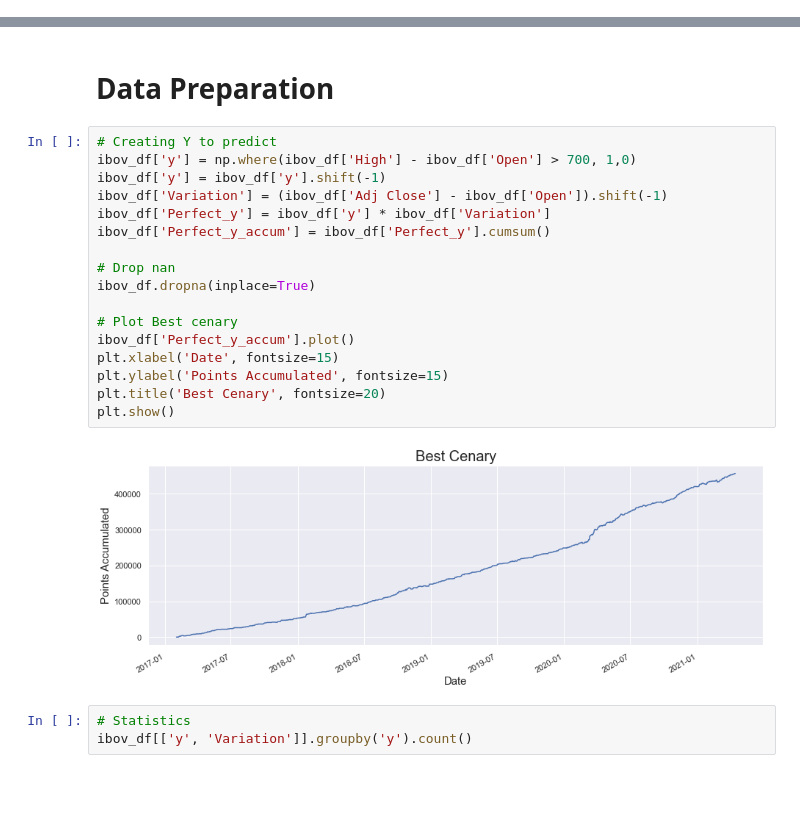
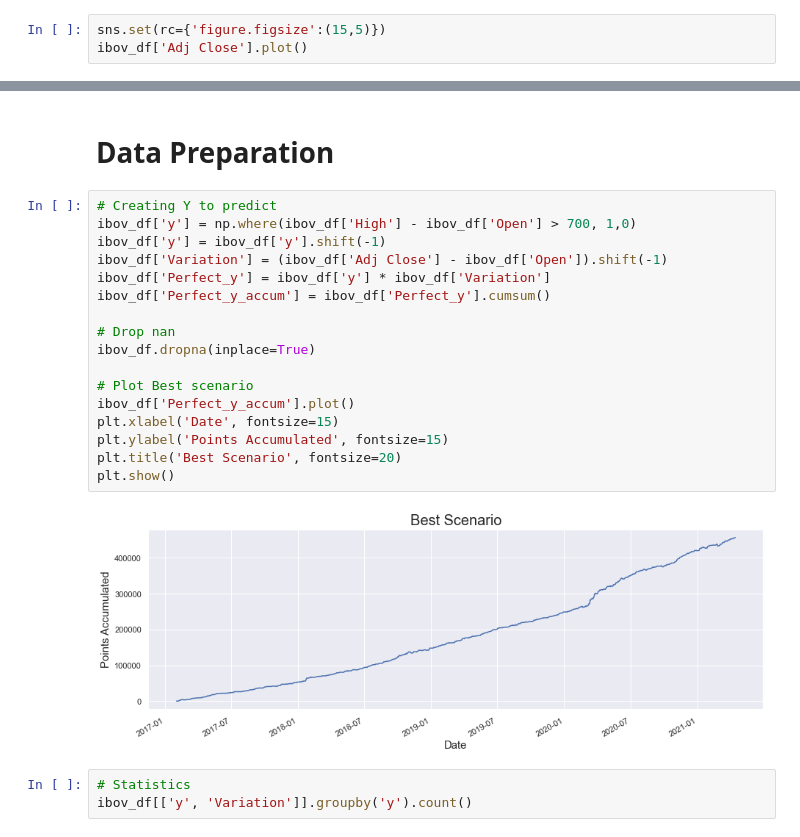
Before and after one commit to vinihuge/Data_Science_Projects, a Jupyter notebook: Stock_Market_Analysis/Machine_Learning_For_Financial_Markets.ipynb, the cells around one changed output, grey strips where cells are left out. Drawn from its saved outputs; the diff is of its cells as text; blank space fills up the shorter version.

```diff
--- a/Stock_Market_Analysis/Machine_Learning_For_Financial_Markets.ipynb
+++ b/Stock_Market_Analysis/Machine_Learning_For_Financial_Markets.ipynb
@@ -40,0 +36,3 @@ ibov_df['Adj Close'].plot()
+# %%
+sns.set(rc={'figure.figsize':(15,5)})
+ibov_df['Adj Close'].plot()
@@ -78,22 +79,22 @@ ibov_df.head(2)
 # %%
 # Creating Y to predict
 ibov_df['y'] = np.where(ibov_df['High'] - ibov_df['Open'] > 700, 1,0)
 ibov_df['y'] = ibov_df['y'].shift(-1)
 ibov_df['Variation'] = (ibov_df['Adj Close'] - ibov_df['Open']).shift(-1)
 ibov_df['Perfect_y'] = ibov_df['y'] * ibov_df['Variation']
 ibov_df['Perfect_y_accum'] = ibov_df['Perfect_y'].cumsum()
 
 # Drop nan
 ibov_df.dropna(inplace=True)
 
-# Plot Best cenary
+# Plot Best scenario
 ibov_df['Perfect_y_accum'].plot()
 plt.xlabel('Date', fontsize=15)
 plt.ylabel('Points Accumulated', fontsize=15)
-plt.title('Best Cenary', fontsize=20)
+plt.title('Best Scenario', fontsize=20)
 plt.show()
 # %% [output]
-[figure, old version]
+[figure, new version]
 # %%
 # Statistics
 ibov_df[['y', 'Variation']].groupby('y').count()
```
Also changed, not shown: parts of 9 cells of this notebook, 1 other file.
